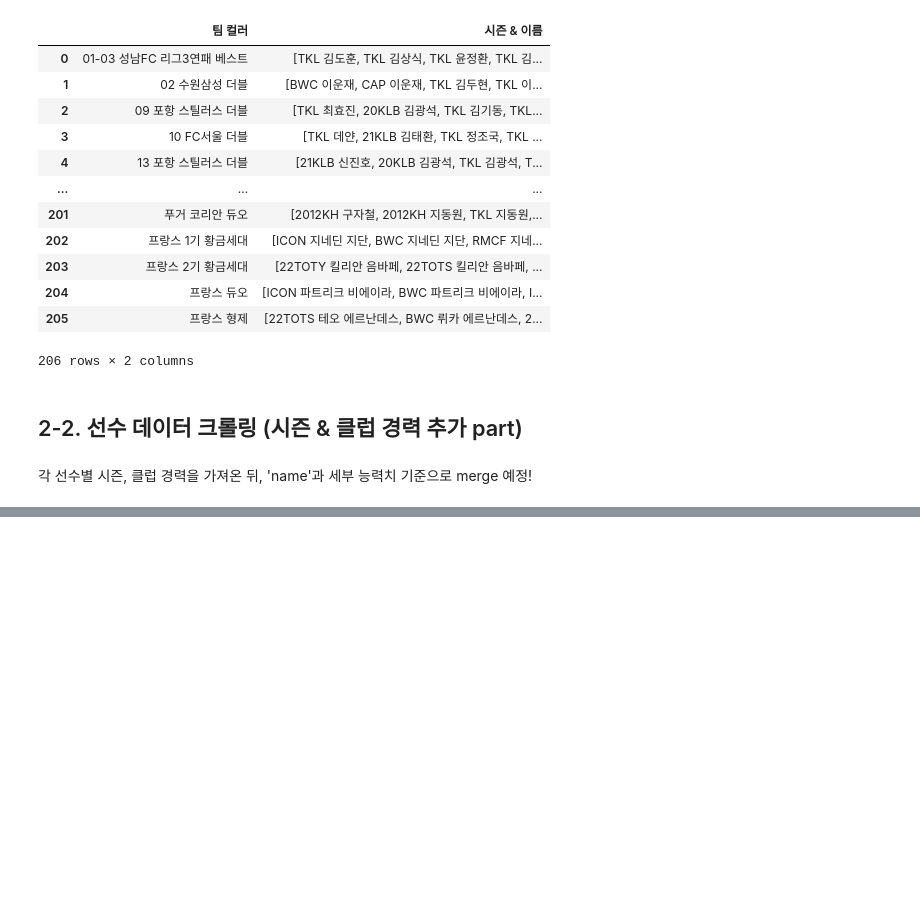
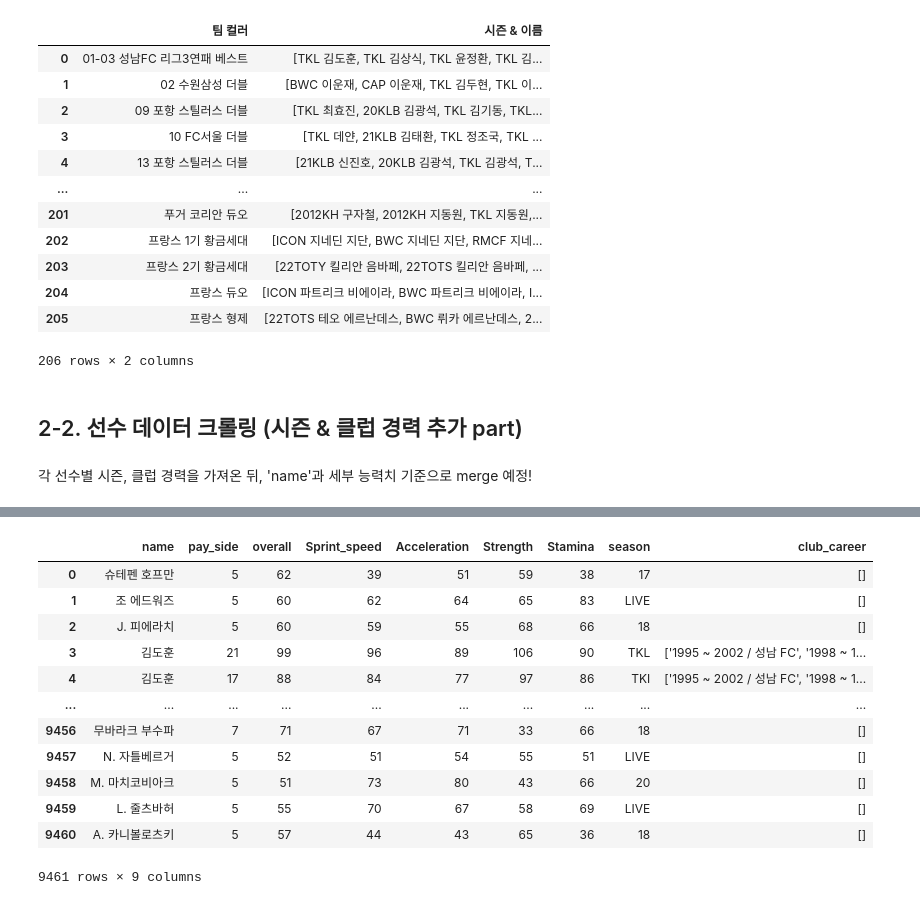
Before and after one commit to yhongju/FIFA-Online-4, a Jupyter notebook: crawling/crawling_team_color.ipynb, the cells around one changed output, grey strips where cells are left out. Cells and saved outputs as stored; diff of their text form; code cells hidden in the pictures; blank space fills up the shorter version.

```diff
--- a/crawling/crawling_team_color.ipynb
+++ b/crawling/crawling_team_color.ipynb
@@ -689,3 +722,28 @@ player_info_plus
 # %%
+# 이전 csv 파일 불러오기
+player_info_plus_before = pd.read_csv('./data/player_info/player_info_plus.csv')
+
+
+# 데이터 프레임 병합
+# 이전 csv 파일 불러오기
+New_player_info_plus = pd.concat([player_info_plus_before,player_info_plus], ignore_index=True)
+New_player_info_plus
+
 # csv 파일로 저장
-# player_info_plus.to_csv("player_info_plus.csv", encoding='utf-8-sig', index = False)
+New_player_info_plus.to_csv("player_info_plus.csv", encoding='utf-8-sig', index = False)
+# %%
+New_player_info_plus
+# %% [output]
+|  | name | pay_side | overall | Sprint_speed | Acceleration | Strength | Stamina | season | club_career |
+| 0 | 슈테펜 호프만 | 5 | 62 | 39 | 51 | 59 | 38 | 17 | [] |
+| 1 | 조 에드워즈 | 5 | 60 | 62 | 64 | 65 | 83 | LIVE | [] |
+| 2 | J. 피에라치 | 5 | 60 | 59 | 55 | 68 | 66 | 18 | [] |
+| 3 | 김도훈 | 21 | 99 | 96 | 89 | 106 | 90 | TKL | ['1995 ~ 2002 / 성남 FC', '1998 ~ 1... |
+| 4 | 김도훈 | 17 | 88 | 84 | 77 | 97 | 86 | TKI | ['1995 ~ 2002 / 성남 FC', '1998 ~ 1... |
+| ... | ... | ... | ... | ... | ... | ... | ... | ... | ... |
+| 9456 | 무바라크 부수파 | 7 | 71 | 67 | 71 | 33 | 66 | 18 | [] |
+| 9457 | N. 자틀베르거 | 5 | 52 | 51 | 54 | 55 | 51 | LIVE | [] |
+| 9458 | M. 마치코비아크 | 5 | 51 | 73 | 80 | 43 | 66 | 20 | [] |
+| 9459 | L. 줄츠바허 | 5 | 55 | 70 | 67 | 58 | 69 | LIVE | [] |
+| 9460 | A. 카니볼로츠키 | 5 | 57 | 44 | 43 | 65 | 36 | 18 | [] |
+9461 rows × 9 columns
```
Also changed, not shown: parts of 5 cells of this notebook.
